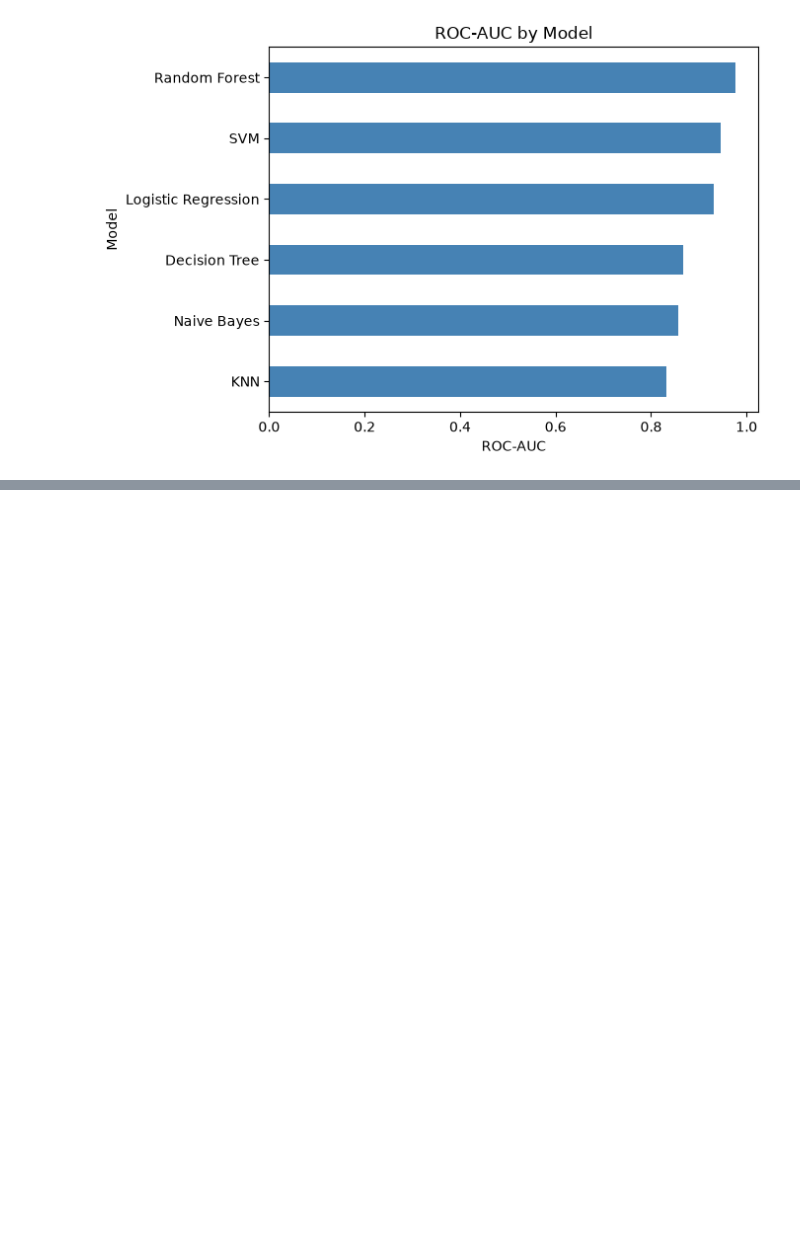
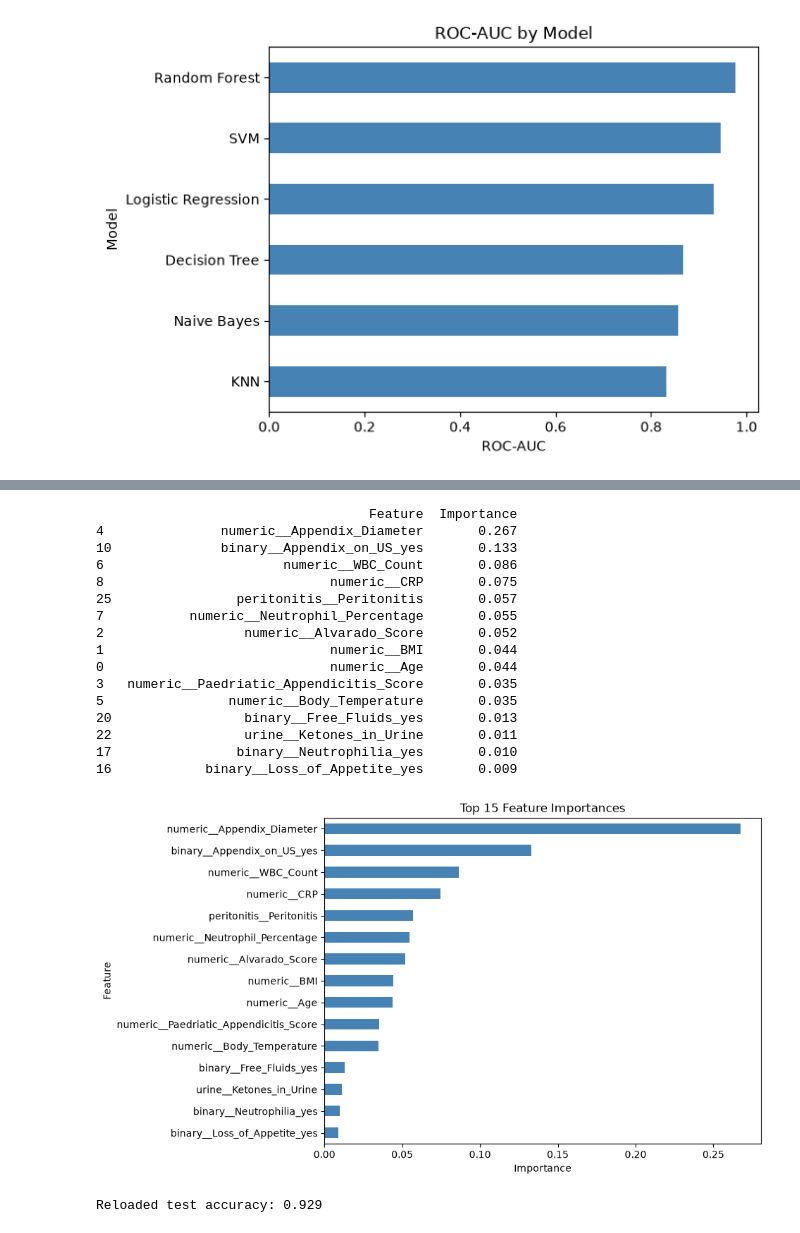
Before and after one commit to Mil9nn/pediatric-appendicitis-ml, a Jupyter notebook: main.ipynb, the cells around one changed output, grey strips where cells are left out. Drawn from its saved outputs; the diff is of its cells as text; code cells hidden in the pictures; blank space fills up the shorter version.

```diff
--- a/main.ipynb
+++ b/main.ipynb
@@ -866,0 +1002,47 @@ plt.show()
+# %%
+# Feature names after preprocessing
+feature_names = best_model.named_steps["preprocessor"].get_feature_names_out()
+
+# Importance values from the forest
+importances = best_model.named_steps["classifier"].feature_importances_
+
+imp_df = pd.DataFrame({"Feature": feature_names, "Importance": importances})
+imp_df = imp_df.sort_values("Importance", ascending=False)
+print(imp_df.head(15).round(3))
+
+# Plot top 15
+imp_df.head(15).sort_values("Importance").plot(
+    kind="barh", x="Feature", y="Importance", figsize=(8, 6), legend=False, color="steelblue"
+)
+plt.title("Top 15 Feature Importances")
+plt.xlabel("Importance")
+plt.show()
+# %% [output]
+                                   Feature  Importance
+4               numeric__Appendix_Diameter       0.267
+10              binary__Appendix_on_US_yes       0.133
+6                       numeric__WBC_Count       0.086
+8                             numeric__CRP       0.075
+25                peritonitis__Peritonitis       0.057
+7           numeric__Neutrophil_Percentage       0.055
+2                  numeric__Alvarado_Score       0.052
+1                             numeric__BMI       0.044
+0                             numeric__Age       0.044
+3   numeric__Paedriatic_Appendicitis_Score       0.035
+5                numeric__Body_Temperature       0.035
+20                 binary__Free_Fluids_yes       0.013
+22                 urine__Ketones_in_Urine       0.011
+17                binary__Neutrophilia_yes       0.010
+16            binary__Loss_of_Appetite_yes       0.009
+[figure, added]
+# %%
+import joblib
+
+# Save the full pipeline (preprocessing + tuned Random Forest)
+joblib.dump(best_model, "best_appendicitis_model.joblib")
+
+# Reload and confirm it gives the same test accuracy
+loaded_model = joblib.load("best_appendicitis_model.joblib")
+print("Reloaded test accuracy:", round(accuracy_score(y_test, loaded_model.predict(X_test)), 3))
+# %% [output]
+Reloaded test accuracy: 0.929
```
Also changed, not shown: parts of 5 cells of this notebook, 1 other file.
